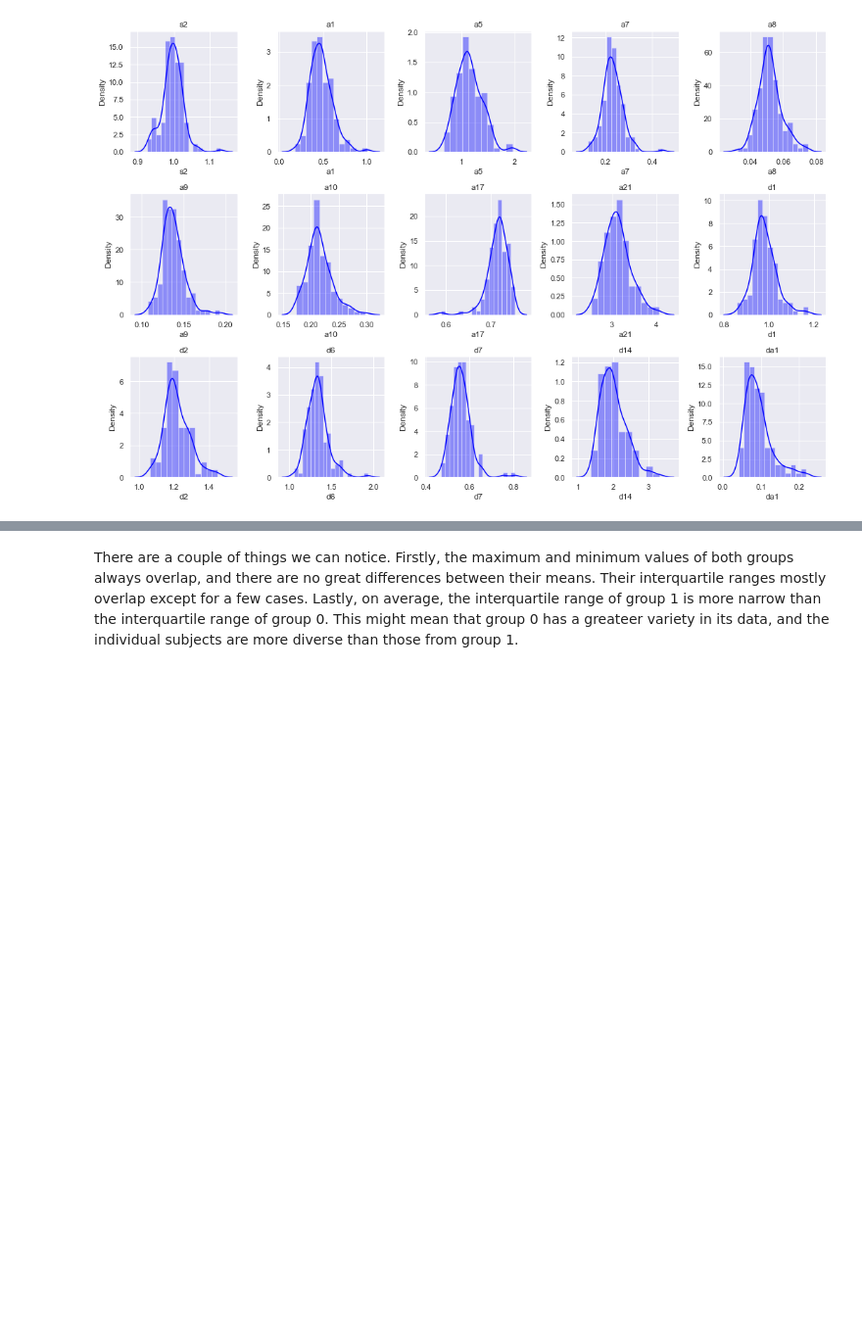
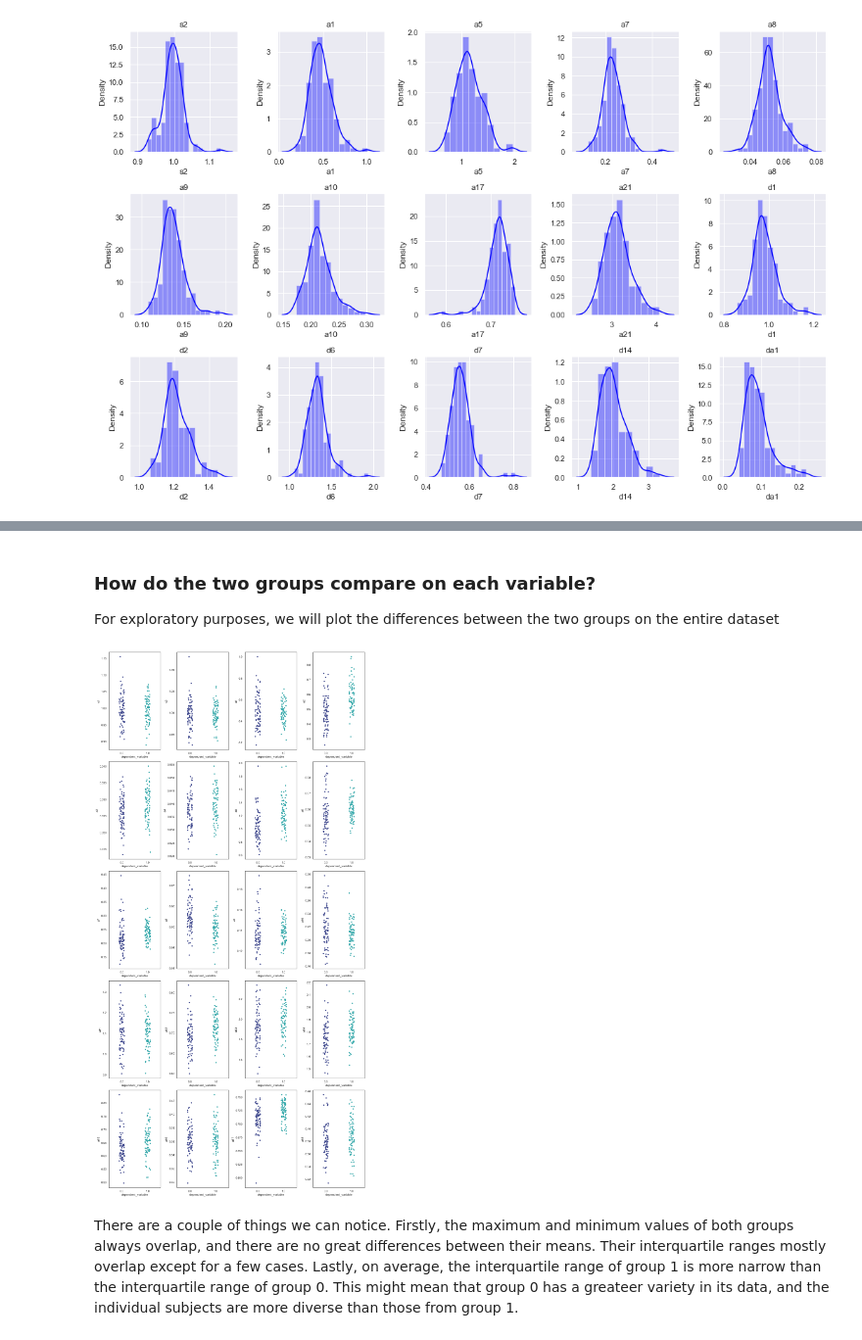
Before and after one commit to lewszykkonrad/masters_projects, a Jupyter notebook: machine_learning/unknown_variables/Final_Project_Konrad_Lewszyk.ipynb, the cells around one changed output, grey strips where cells are left out. Shown at 98% size. Drawn from its saved outputs; the diff is of its cells as text; code cells hidden in the pictures; blank space fills up the shorter version.

```diff
--- a/machine_learning/unknown_variables/Final_Project_Konrad_Lewszyk.ipynb
+++ b/machine_learning/unknown_variables/Final_Project_Konrad_Lewszyk.ipynb
@@ -205,6 +222,3 @@ fig.tight_layout()
 plt.show()
 # %% [output]
 [figure]
-# %%
-for i in range(1,6):
-    print(i)
@@ -225,6 +230,0 @@ We can see these distributions are not normal gaussian distributions. Depending
-# %%
-columns = list(dataset.columns)
-for i in columns:
-    if i != 'dependent_variable':
-        sns.catplot(hue ="dependent_variable", y=i, x= 'dependent_variable',kind="box",data=dataset, height=4, aspect=3,
-                   palette = 'mako')
@@ -245,3 +231,21 @@ for i in columns:
+# %% [markdown]
+### How do the two groups compare on each variable?
+For exploratory purposes, we will plot the differences between the two groups on the entire dataset
+# %%
+fig, ax = plt.subplots(5,4, figsize=(15,30))
+columns = list(X_train.columns)
+
+k = 0
+for i in range(0,5):
+    for j in range(0,4):
+        ax[i][j] = sns.stripplot(x= 'dependent_variable', y = str(columns[k]),
+                     data=dataset, ax = ax[i][j], palette = 'mako')
+        k += 1
+
+fig.tight_layout()
+fig.show()
+# %% [output]
+[figure, added]
 # %% [markdown]
 There are a couple of things we can notice. Firstly, the maximum and minimum values of both groups always overlap, and there are no great differences between their means. Their interquartile ranges mostly overlap except for a few cases. Lastly, on average, the interquartile range of group 1 is more narrow than the interquartile range of group 0. This might mean that group 0 has a greateer variety in its data, and the individual subjects are more diverse than those from group 1.
 # %% [markdown]
```
Also changed, not shown: parts of 23 cells of this notebook.
